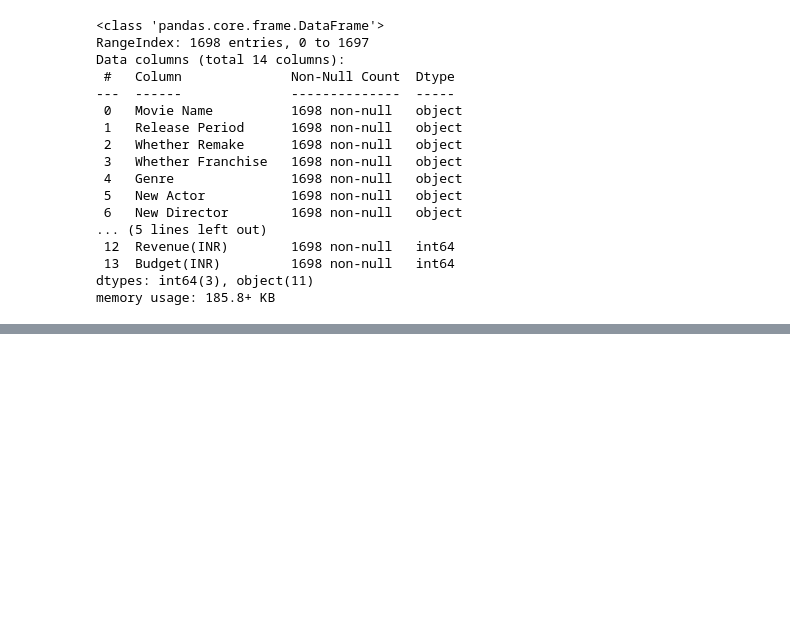
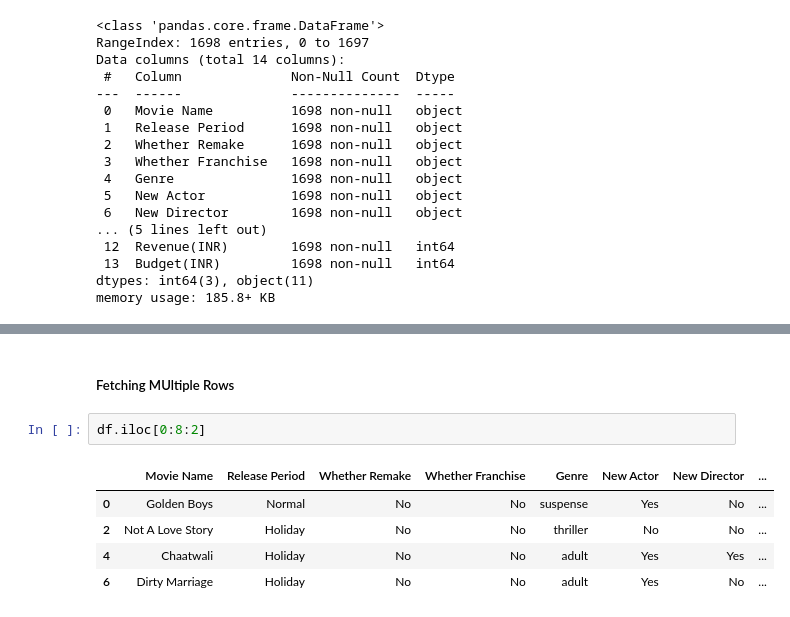
Before and after one commit to Aditya26Das/Machine-Learning, a Jupyter notebook: pandas/dataframe_1.ipynb, the cells around one changed output, grey strips where cells are left out. Drawn from its saved outputs; the diff is of its cells as text; blank space fills up the shorter version.

```diff
--- a/pandas/dataframe_1.ipynb
+++ b/pandas/dataframe_1.ipynb
@@ -153,0 +283,10 @@ memory usage: 185.8+ KB
+# %% [markdown]
+##### Fetching MUltiple Rows
+# %%
+df.iloc[0:8:2]
+# %% [output]
+|  | Movie Name | Release Period | Whether Remake | Whether Franchise | Genre | New Actor | New Director | ... |
+| 0 | Golden Boys | Normal | No | No | suspense | Yes | No | ... |
+| 2 | Not A Love Story | Holiday | No | No | thriller | No | No | ... |
+| 4 | Chaatwali | Holiday | No | No | adult | Yes | Yes | ... |
+| 6 | Dirty Marriage | Holiday | No | No | adult | Yes | No | ... |
```
Also changed, not shown: parts of 22 cells of this notebook, 5 other files.
